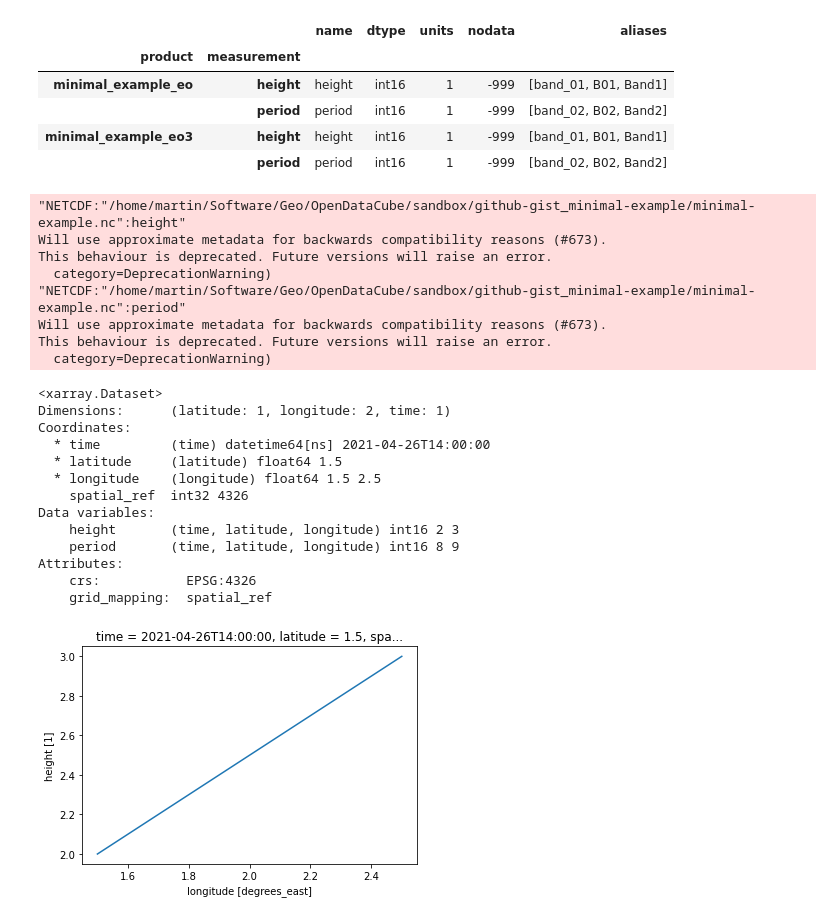
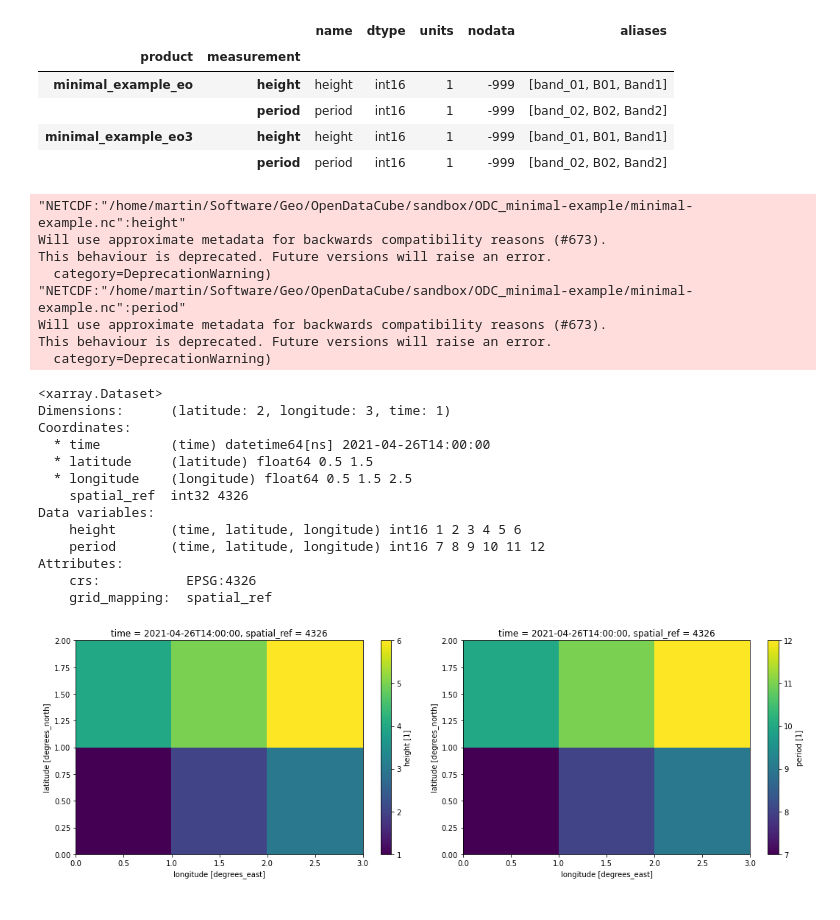
Before and after one commit to MartinPontius/ODC_minimal-example, a Jupyter notebook: ODC_minimal-example.ipynb, the cells around one changed output. Saved outputs shown, nothing was run; the diff lists cells and outputs as text; code cells hidden in the pictures.

```diff
--- a/ODC_minimal-example.ipynb
+++ b/ODC_minimal-example.ipynb
@@ -122,9 +125,9 @@ measurement_list
 # Define parameters
 product = "minimal_example_eo"
 output_crs = "EPSG:4326"
-resolution = (-1, 1)
-lon=(1, 3)
-lat=(1, 2)
+resolution = (1, 1)
+lon=(0, 3)
+lat=(0, 2)
 # %%
 # output_crs and resolution are required for eo3 metadata
 ds_datacube = dc.load("minimal_example_eo",
@@ -134,28 +137,31 @@ ds_datacube = dc.load("minimal_example_eo",
                       longitude=lon)
 ds_datacube
 # %% [output]
-"NETCDF:"/home/martin/Software/Geo/OpenDataCube/sandbox/github-gist_minimal-example/minimal-example.nc":height"
+"NETCDF:"/home/martin/Software/Geo/OpenDataCube/sandbox/ODC_minimal-example/minimal-example.nc":height"
 Will use approximate metadata for backwards compatibility reasons (#673).
 This behaviour is deprecated. Future versions will raise an error.
   category=DeprecationWarning)
-"NETCDF:"/home/martin/Software/Geo/OpenDataCube/sandbox/github-gist_minimal-example/minimal-example.nc":period"
+"NETCDF:"/home/martin/Software/Geo/OpenDataCube/sandbox/ODC_minimal-example/minimal-example.nc":period"
 Will use approximate metadata for backwards compatibility reasons (#673).
 This behaviour is deprecated. Future versions will raise an error.
   category=DeprecationWarning)
 <xarray.Dataset>
-Dimensions:      (latitude: 1, longitude: 2, time: 1)
+Dimensions:      (latitude: 2, longitude: 3, time: 1)
 Coordinates:
   * time         (time) datetime64[ns] 2021-04-26T14:00:00
-  * latitude     (latitude) float64 1.5
-  * longitude    (longitude) float64 1.5 2.5
+  * latitude     (latitude) float64 0.5 1.5
+  * longitude    (longitude) float64 0.5 1.5 2.5
     spatial_ref  int32 4326
 Data variables:
-    height       (time, latitude, longitude) int16 2 3
-    period       (time, latitude, longitude) int16 8 9
+    height       (time, latitude, longitude) int16 1 2 3 4 5 6
+    period       (time, latitude, longitude) int16 7 8 9 10 11 12
 Attributes:
     crs:           EPSG:4326
     grid_mapping:  spatial_ref
-# %%
-ds_datacube.height.plot();
-# %% [output]
-[figure, removed]
+# %%
+fig, axes = plt.subplots(ncols=2, figsize=(15,5))
+ds_datacube.height.plot(ax=axes[0]);
+ds_datacube.period.plot(ax=axes[1]);
+plt.tight_layout()
+# %% [output]
+[figure, added]
```
Also changed, not shown: parts of 2 cells of this notebook, 1 other file.
